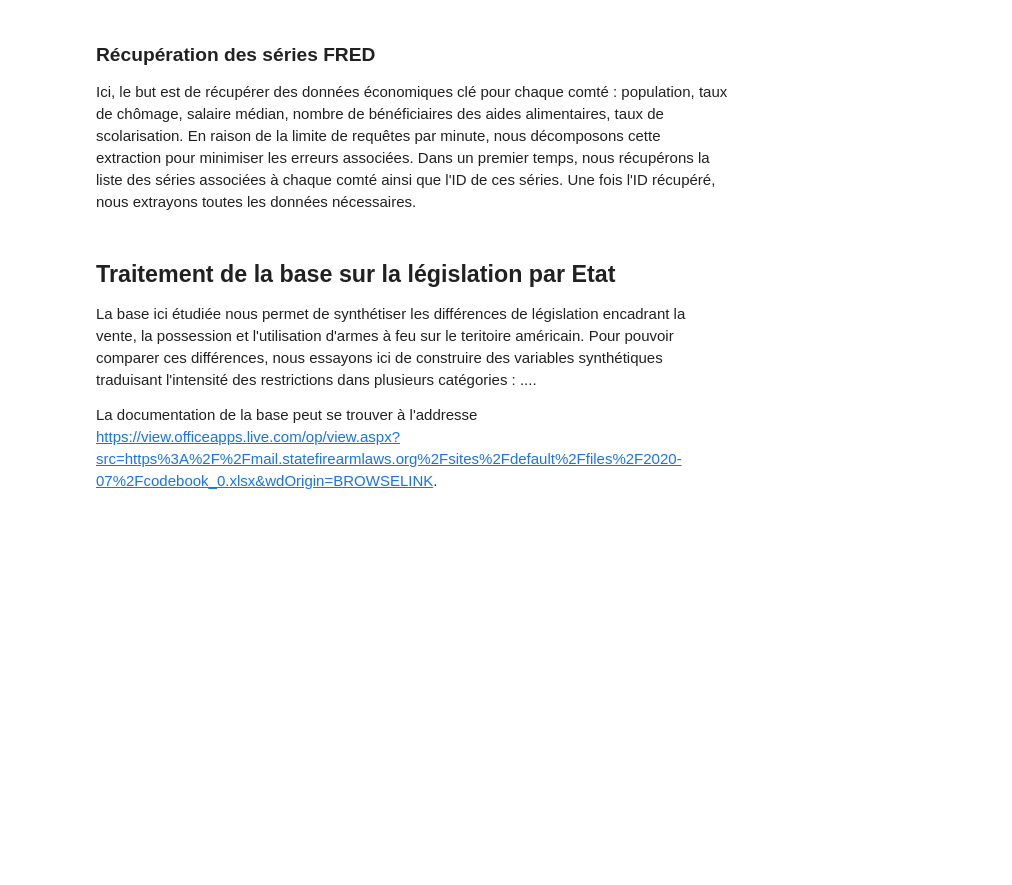
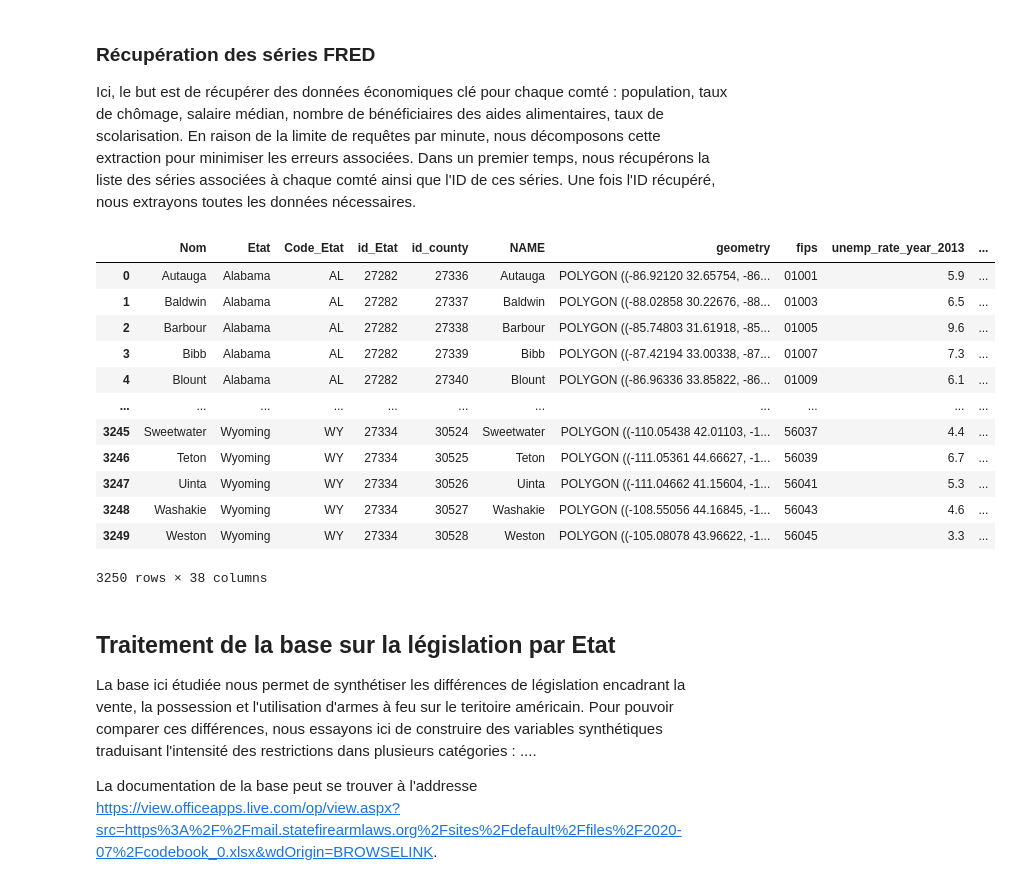
Before and after one commit to eleroux46/gun_violence, a Jupyter notebook: traitements_donnes.ipynb, the cells around one changed output. Cells and saved outputs as stored; diff of their text form; code cells hidden in the pictures; blank space fills up the shorter version.

```diff
--- a/traitements_donnes.ipynb
+++ b/traitements_donnes.ipynb
@@ -223,0 +197,2 @@ counties_db.sample(10)
+# %%
+geo_counties = gpd.read_file('data/cb_2018_us_county_500k/')
@@ -224 +253,9 @@ counties_db.sample(10)
+# %%
+geo_counties = geo_counties[['STATEFP', 'COUNTYFP', 'NAME', 'geometry']]
+geo_counties['fips'] = geo_counties['STATEFP'] + geo_counties['COUNTYFP']
+geo_counties['state'] = geo_counties['STATEFP'].map(state_fips_to_name)
+geo_counties = geo_counties.drop(columns=['STATEFP', 'COUNTYFP'])
+# %%
+#Now we can merge on 'Nom' and 'Etat'
+counties_db = pd.merge(counties_db, geo_counties, left_on=['Nom', 'Etat'], right_on=['NAME', 'state'], how='left')
 # %% [markdown]
@@ -313,6 +349,26 @@ fred_db.rename(columns={'index': 'id_county'}, inplace=True)
 fred_db.head(5)
 
 counties_db = pd.merge(left= counties_db, right=fred_db, how='left', left_on='id_county', right_on='id_county')
+# %%
+fred_db = pd.read_csv('data/final_db.csv')
+fred_db = fred_db.loc[:, ['id_county'] + list(fred_db.loc[:, 'unemp_rate_year_2013':'bachelors_deg_year_2018'])]
+counties_db = pd.merge(left= counties_db, right=fred_db, how='left', left_on='id_county', right_on='id_county')
+# %%
+counties_db
+# %% [output]
+|  | Nom | Etat | Code_Etat | id_Etat | id_county | NAME | geometry | fips | unemp_rate_year_2013 | ... |
+| 0 | Autauga | Alabama | AL | 27282 | 27336 | Autauga | POLYGON ((-86.92120 32.65754, -86... | 01001 | 5.9 | ... |
+| 1 | Baldwin | Alabama | AL | 27282 | 27337 | Baldwin | POLYGON ((-88.02858 30.22676, -88... | 01003 | 6.5 | ... |
+| 2 | Barbour | Alabama | AL | 27282 | 27338 | Barbour | POLYGON ((-85.74803 31.61918, -85... | 01005 | 9.6 | ... |
+| 3 | Bibb | Alabama | AL | 27282 | 27339 | Bibb | POLYGON ((-87.42194 33.00338, -87... | 01007 | 7.3 | ... |
+| 4 | Blount | Alabama | AL | 27282 | 27340 | Blount | POLYGON ((-86.96336 33.85822, -86... | 01009 | 6.1 | ... |
+| ... | ... | ... | ... | ... | ... | ... | ... | ... | ... | ... |
+| 3245 | Sweetwater | Wyoming | WY | 27334 | 30524 | Sweetwater | POLYGON ((-110.05438 42.01103, -1... | 56037 | 4.4 | ... |
+| 3246 | Teton | Wyoming | WY | 27334 | 30525 | Teton | POLYGON ((-111.05361 44.66627, -1... | 56039 | 6.7 | ... |
+| 3247 | Uinta | Wyoming | WY | 27334 | 30526 | Uinta | POLYGON ((-111.04662 41.15604, -1... | 56041 | 5.3 | ... |
+| 3248 | Washakie | Wyoming | WY | 27334 | 30527 | Washakie | POLYGON ((-108.55056 44.16845, -1... | 56043 | 4.6 | ... |
+| 3249 | Weston | Wyoming | WY | 27334 | 30528 | Weston | POLYGON ((-105.08078 43.96622, -1... | 56045 | 3.3 | ... |
+3250 rows × 38 columns
 # %% [markdown]
 ## Traitement de la base sur la législation par Etat
 
```
Also changed, not shown: parts of 16 cells of this notebook, 8 other files.
